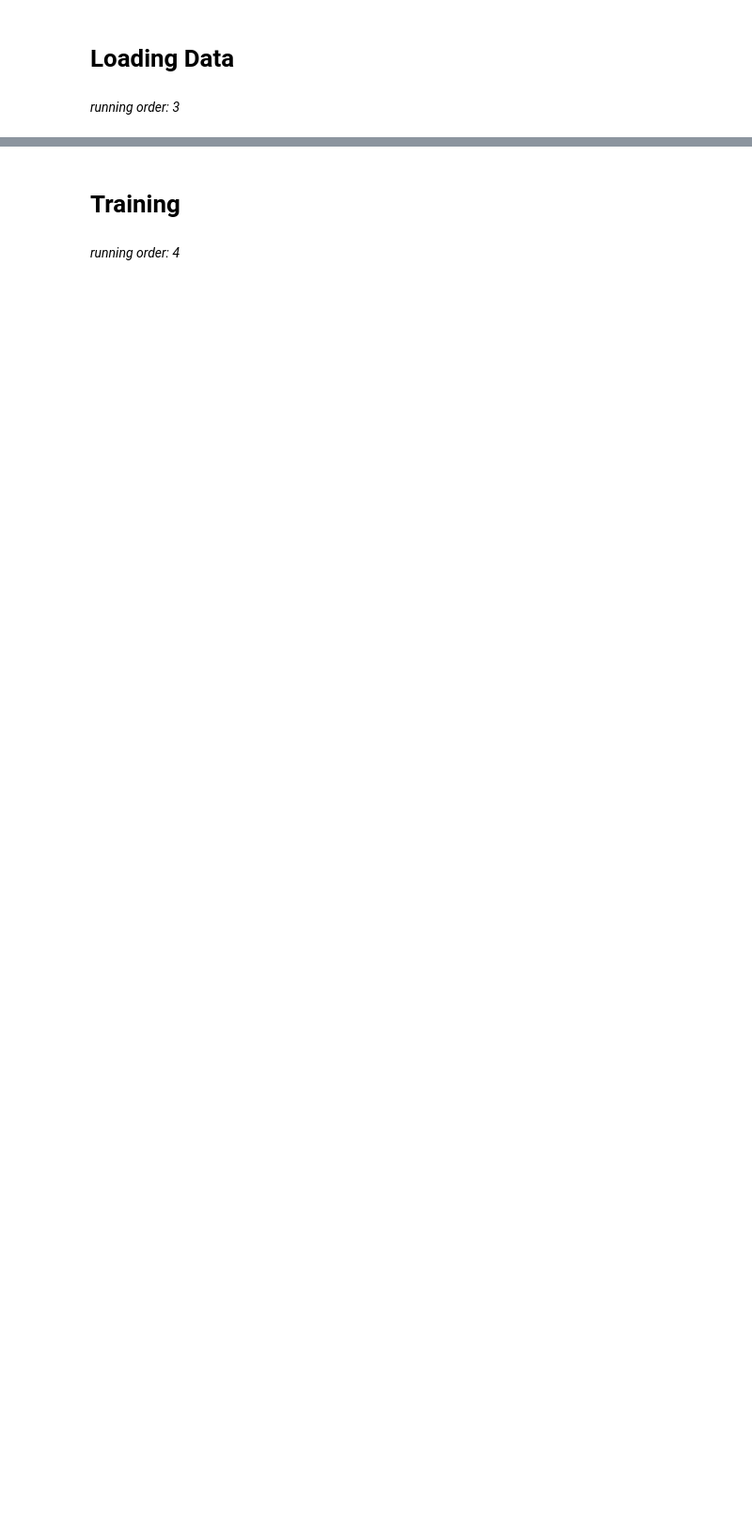
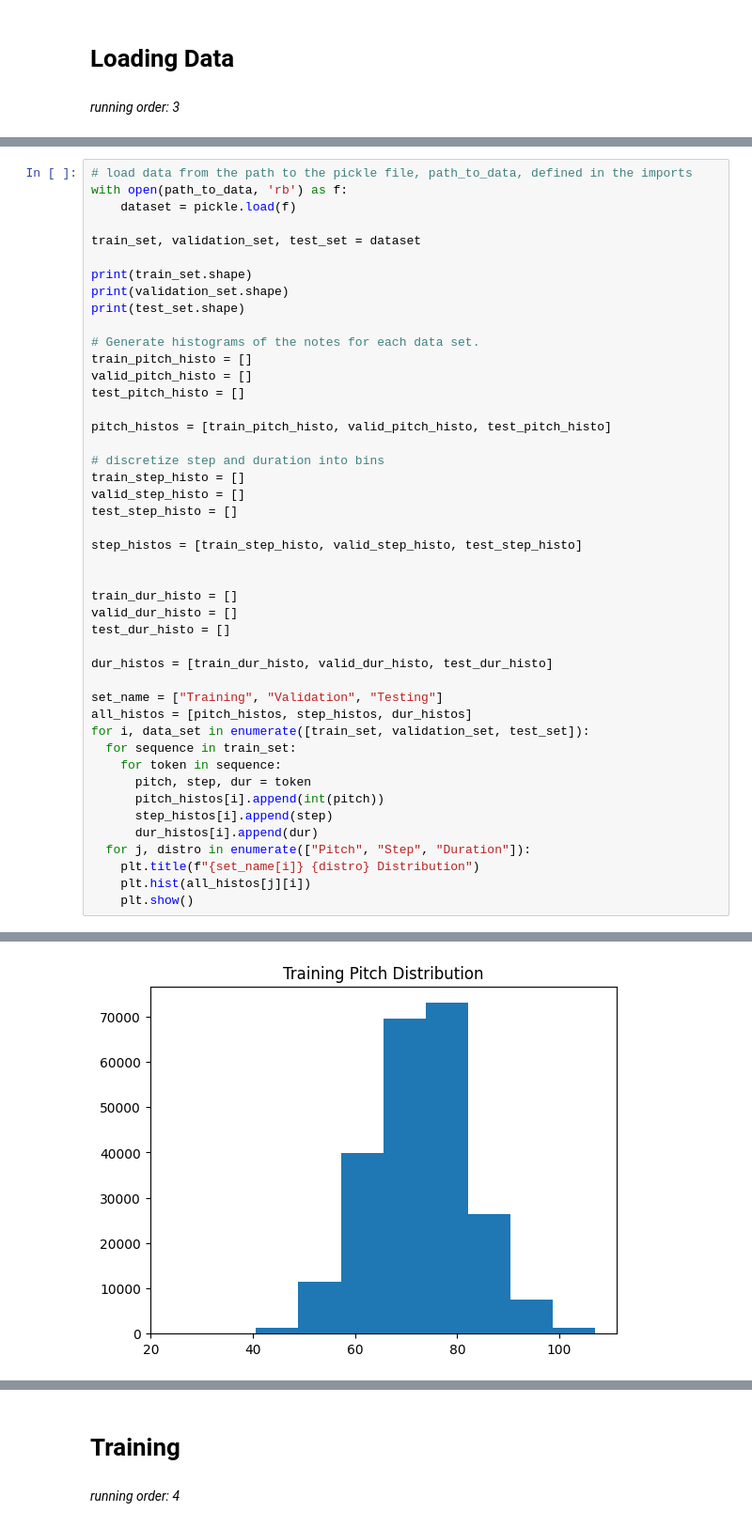
Before and after one commit to chrisbtr/CSC413_A3, a Jupyter notebook: model_and_training.ipynb, the cells around one changed output, grey strips where cells are left out. Shown at 94% size. Cells and saved outputs as stored; diff of their text form; blank space fills up the shorter version.

```diff
--- a/model_and_training.ipynb
+++ b/model_and_training.ipynb
@@ -173,0 +160,46 @@ print(test_set.shape)
+# %%
+# load data from the path to the pickle file, path_to_data, defined in the imports
+with open(path_to_data, 'rb') as f:
+    dataset = pickle.load(f)
+
+train_set, validation_set, test_set = dataset
+
+print(train_set.shape)
+print(validation_set.shape)
+print(test_set.shape)
+
+# Generate histograms of the notes for each data set.
+train_pitch_histo = []
+valid_pitch_histo = []
+test_pitch_histo = []
+
+pitch_histos = [train_pitch_histo, valid_pitch_histo, test_pitch_histo]
+
+# discretize step and duration into bins
+train_step_histo = []
+valid_step_histo = []
+test_step_histo = []
+
+step_histos = [train_step_histo, valid_step_histo, test_step_histo]
+
+
+train_dur_histo = []
+valid_dur_histo = []
+test_dur_histo = []
+
+dur_histos = [train_dur_histo, valid_dur_histo, test_dur_histo]
+
+set_name = ["Training", "Validation", "Testing"]
+all_histos = [pitch_histos, step_histos, dur_histos]
+for i, data_set in enumerate([train_set, validation_set, test_set]):
+  for sequence in train_set:
+    for token in sequence:
+      pitch, step, dur = token
+      pitch_histos[i].append(int(pitch))
+      step_histos[i].append(step)
+      dur_histos[i].append(dur)
+  for j, distro in enumerate(["Pitch", "Step", "Duration"]):
+    plt.title(f"{set_name[i]} {distro} Distribution")
+    plt.hist(all_histos[j][i])
+    plt.show()
+# %% [output]
@@ -173,0 +209 @@ print(test_set.shape)
+[figure, added]
```
Also changed, not shown: parts of 3 cells of this notebook, 1 other file.
